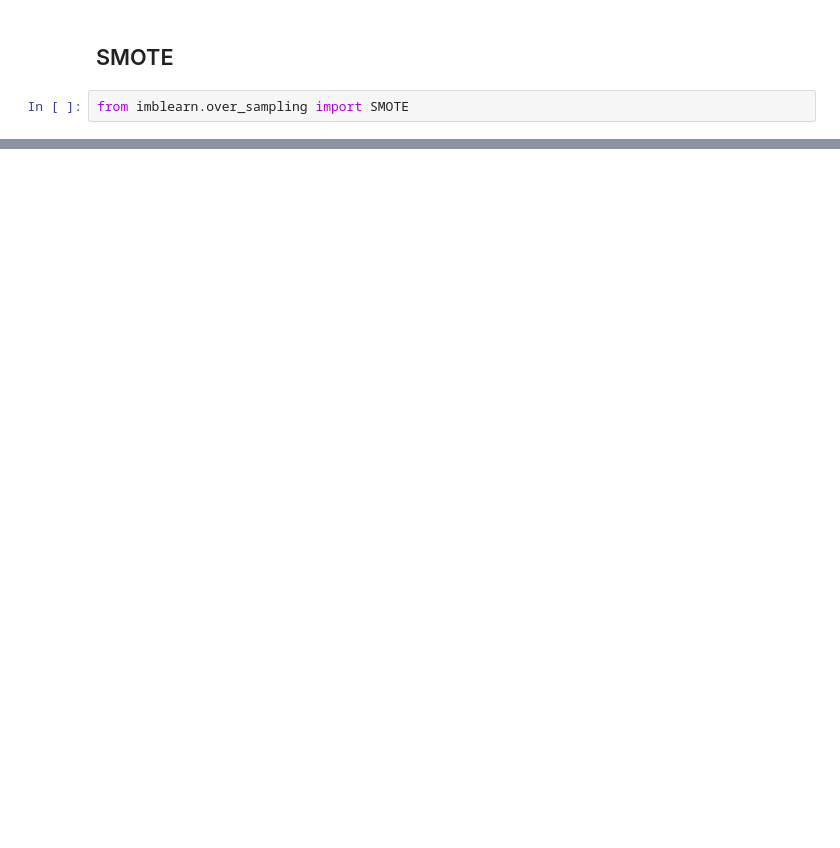
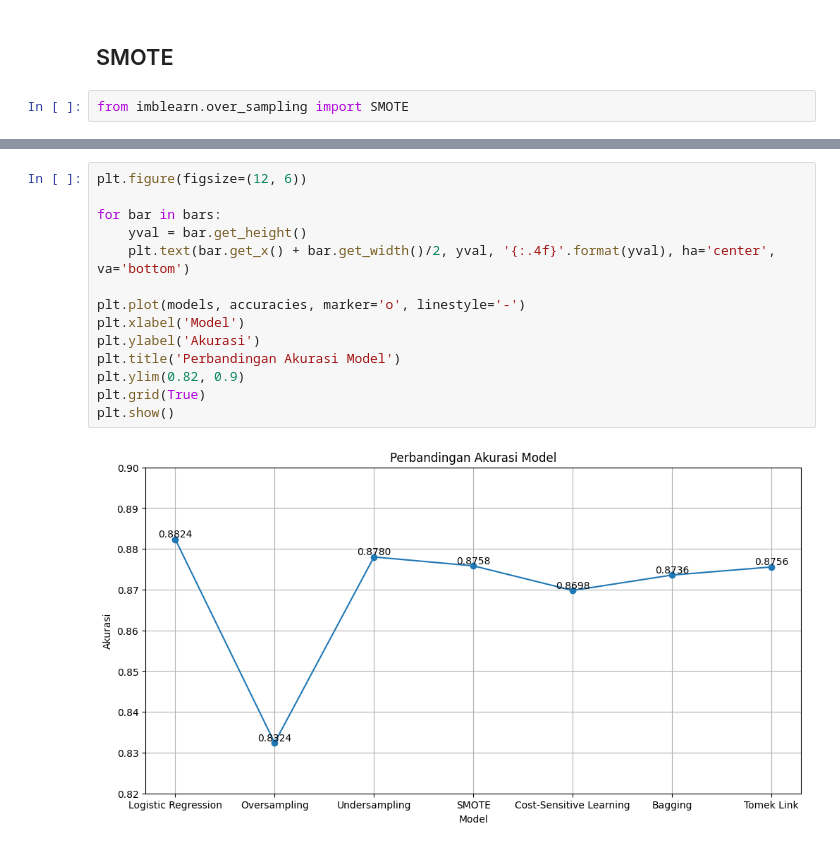
Before and after one commit to muhakbarhamid21/sentiment-analysis-covid-19-twitter, a Jupyter notebook: sentiment-analysis-covid-19-twitter.ipynb, the cells around one changed output, grey strips where cells are left out. Drawn from its saved outputs; the diff is of its cells as text; blank space fills up the shorter version.

```diff
--- a/sentiment-analysis-covid-19-twitter.ipynb
+++ b/sentiment-analysis-covid-19-twitter.ipynb
@@ -625,0 +809,16 @@ weighted avg       0.88      0.88      0.88     10592
+# %%
+plt.figure(figsize=(12, 6))
+
+for bar in bars:
+    yval = bar.get_height()
+    plt.text(bar.get_x() + bar.get_width()/2, yval, '{:.4f}'.format(yval), ha='center', va='bottom')
+
+plt.plot(models, accuracies, marker='o', linestyle='-')
+plt.xlabel('Model')
+plt.ylabel('Akurasi')
+plt.title('Perbandingan Akurasi Model')
+plt.ylim(0.82, 0.9)
+plt.grid(True)
+plt.show()
+# %% [output]
+[figure, added]
```
Also changed, not shown: parts of 40 cells of this notebook.
